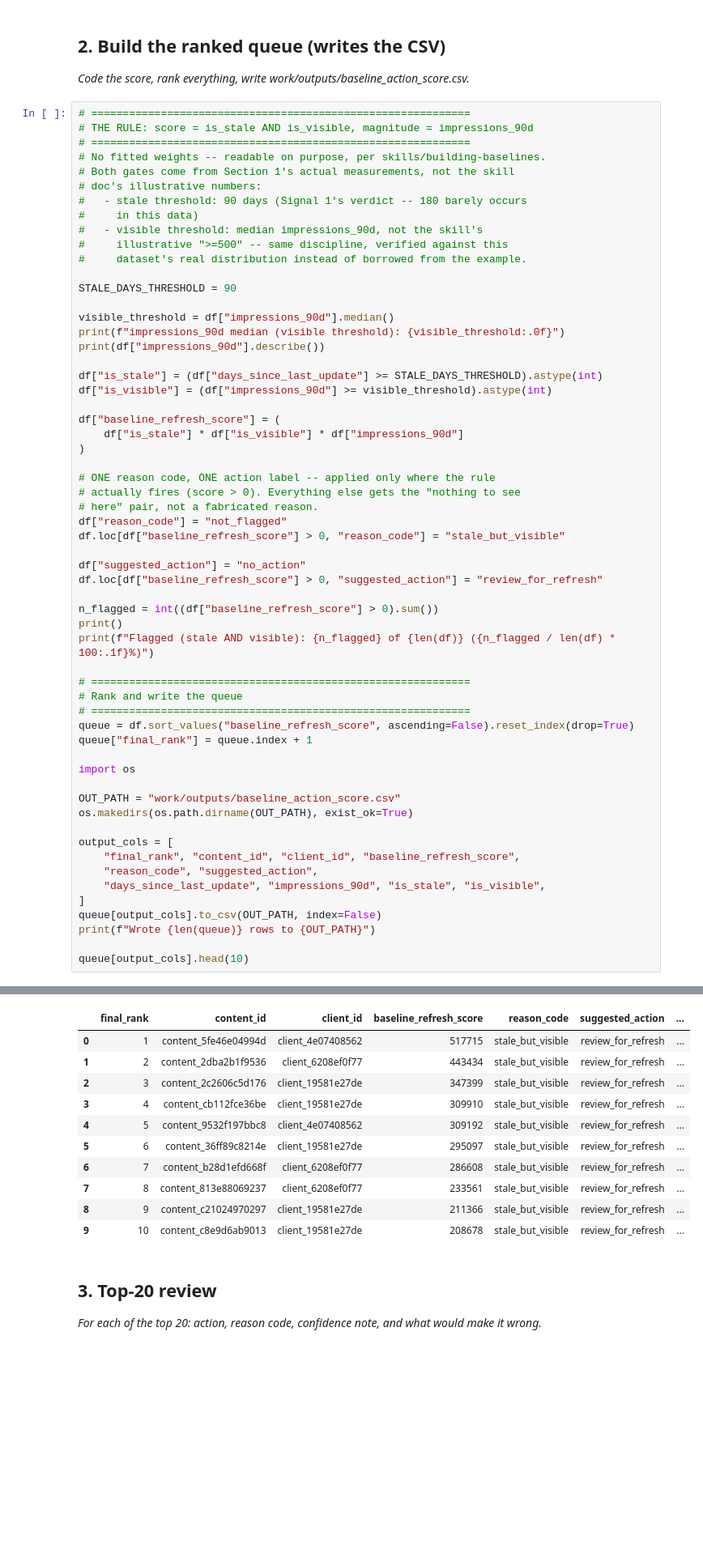
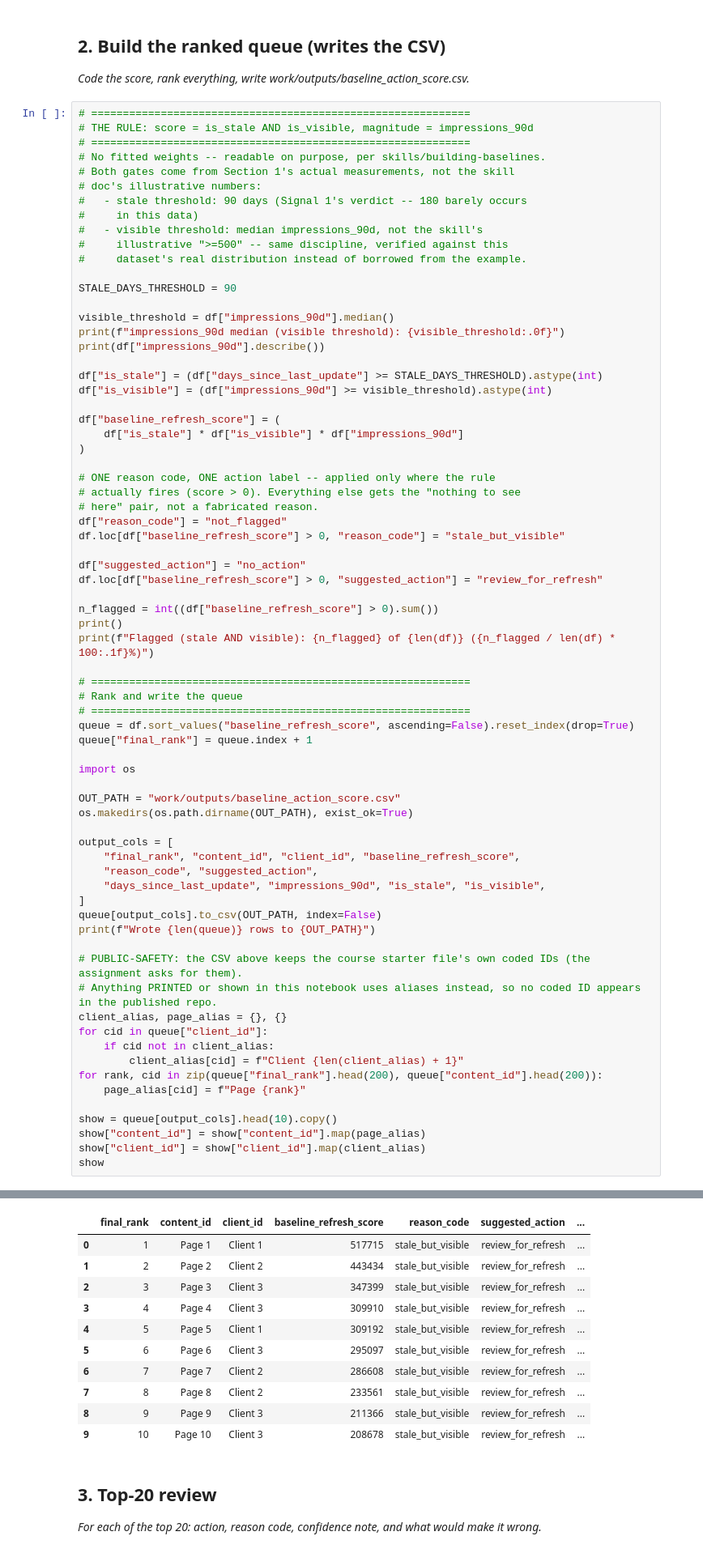
Before and after one commit to joannadulay/FlyRank-ML-Internship, a Jupyter notebook: work/notebooks/w04_baseline_score.ipynb, the cells around one changed output, grey strips where cells are left out. Shown at 81% size. Drawn from its saved outputs; the diff is of its cells as text; blank space fills up the shorter version.

```diff
--- a/work/notebooks/w04_baseline_score.ipynb
+++ b/work/notebooks/w04_baseline_score.ipynb
@@ -261,44 +261,56 @@ queue = df.sort_values("baseline_refresh_score", ascending=False).reset_index(dr
 queue["final_rank"] = queue.index + 1
 
 import os
 
 OUT_PATH = "work/outputs/baseline_action_score.csv"
 os.makedirs(os.path.dirname(OUT_PATH), exist_ok=True)
 
 output_cols = [
     "final_rank", "content_id", "client_id", "baseline_refresh_score",
     "reason_code", "suggested_action",
     "days_since_last_update", "impressions_90d", "is_stale", "is_visible",
 ]
 queue[output_cols].to_csv(OUT_PATH, index=False)
 print(f"Wrote {len(queue)} rows to {OUT_PATH}")
 
-queue[output_cols].head(10)
+# PUBLIC-SAFETY: the CSV above keeps the course starter file's own coded IDs (the assignment asks for them).
+# Anything PRINTED or shown in this notebook uses aliases instead, so no coded ID appears in the published repo.
+client_alias, page_alias = {}, {}
+for cid in queue["client_id"]:
+    if cid not in client_alias:
+        client_alias[cid] = f"Client {len(client_alias) + 1}"
+for rank, cid in zip(queue["final_rank"].head(200), queue["content_id"].head(200)):
+    page_alias[cid] = f"Page {rank}"
+
+show = queue[output_cols].head(10).copy()
+show["content_id"] = show["content_id"].map(page_alias)
+show["client_id"] = show["client_id"].map(client_alias)
+show
 # %% [output]
 impressions_90d median (visible threshold): 731
 count     30000.000000
 mean       5200.366300
 std       16838.019547
 min           1.000000
 25%          81.000000
 50%         731.000000
 75%        3615.250000
 max      517715.000000
 Name: impressions_90d, dtype: float64
 
 Flagged (stale AND visible): 5992 of 30000 (20.0%)
 Wrote 30000 rows to work/outputs/baseline_action_score.csv
 |  | final_rank | content_id | client_id | baseline_refresh_score | reason_code | suggested_action | ... |
-| 0 | 1 | content_5fe46e04994d | client_4e07408562 | 517715 | stale_but_visible | review_for_refresh | ... |
-| 1 | 2 | content_2dba2b1f9536 | client_6208ef0f77 | 443434 | stale_but_visible | review_for_refresh | ... |
-| 2 | 3 | content_2c2606c5d176 | client_19581e27de | 347399 | stale_but_visible | review_for_refresh | ... |
-| 3 | 4 | content_cb112fce36be | client_19581e27de | 309910 | stale_but_visible | review_for_refresh | ... |
-| 4 | 5 | content_9532f197bbc8 | client_4e07408562 | 309192 | stale_but_visible | review_for_refresh | ... |
-| 5 | 6 | content_36ff89c8214e | client_19581e27de | 295097 | stale_but_visible | review_for_refresh | ... |
-| 6 | 7 | content_b28d1efd668f | client_6208ef0f77 | 286608 | stale_but_visible | review_for_refresh | ... |
-| 7 | 8 | content_813e88069237 | client_6208ef0f77 | 233561 | stale_but_visible | review_for_refresh | ... |
-| 8 | 9 | content_c21024970297 | client_19581e27de | 211366 | stale_but_visible | review_for_refresh | ... |
-| 9 | 10 | content_c8e9d6ab9013 | client_19581e27de | 208678 | stale_but_visible | review_for_refresh | ... |
+| 0 | 1 | Page 1 | Client 1 | 517715 | stale_but_visible | review_for_refresh | ... |
+| 1 | 2 | Page 2 | Client 2 | 443434 | stale_but_visible | review_for_refresh | ... |
+| 2 | 3 | Page 3 | Client 3 | 347399 | stale_but_visible | review_for_refresh | ... |
+| 3 | 4 | Page 4 | Client 3 | 309910 | stale_but_visible | review_for_refresh | ... |
+| 4 | 5 | Page 5 | Client 1 | 309192 | stale_but_visible | review_for_refresh | ... |
+| 5 | 6 | Page 6 | Client 3 | 295097 | stale_but_visible | review_for_refresh | ... |
+| 6 | 7 | Page 7 | Client 2 | 286608 | stale_but_visible | review_for_refresh | ... |
+| 7 | 8 | Page 8 | Client 2 | 233561 | stale_but_visible | review_for_refresh | ... |
+| 8 | 9 | Page 9 | Client 3 | 211366 | stale_but_visible | review_for_refresh | ... |
+| 9 | 10 | Page 10 | Client 3 | 208678 | stale_but_visible | review_for_refresh | ... |
 # %% [markdown]
 ## 3. Top-20 review
 
```
Also changed, not shown: parts of 3 cells of this notebook.
